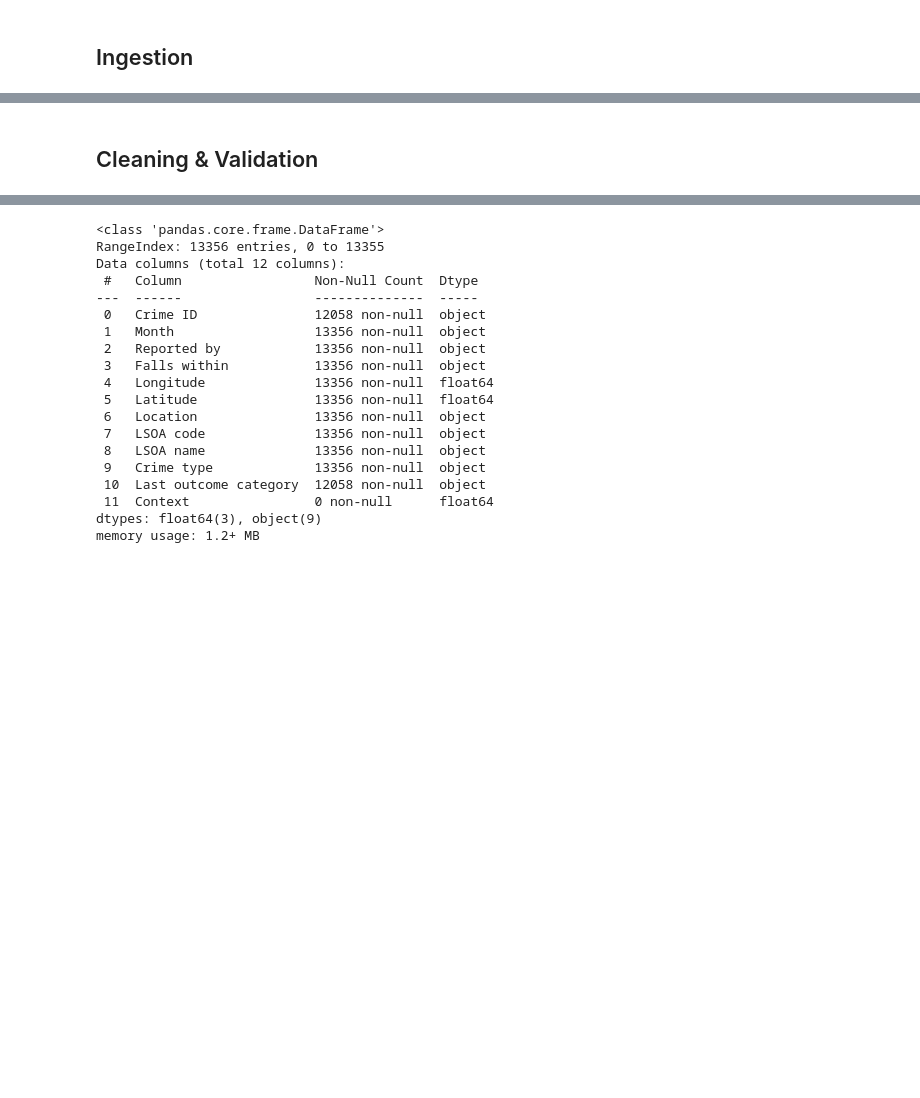
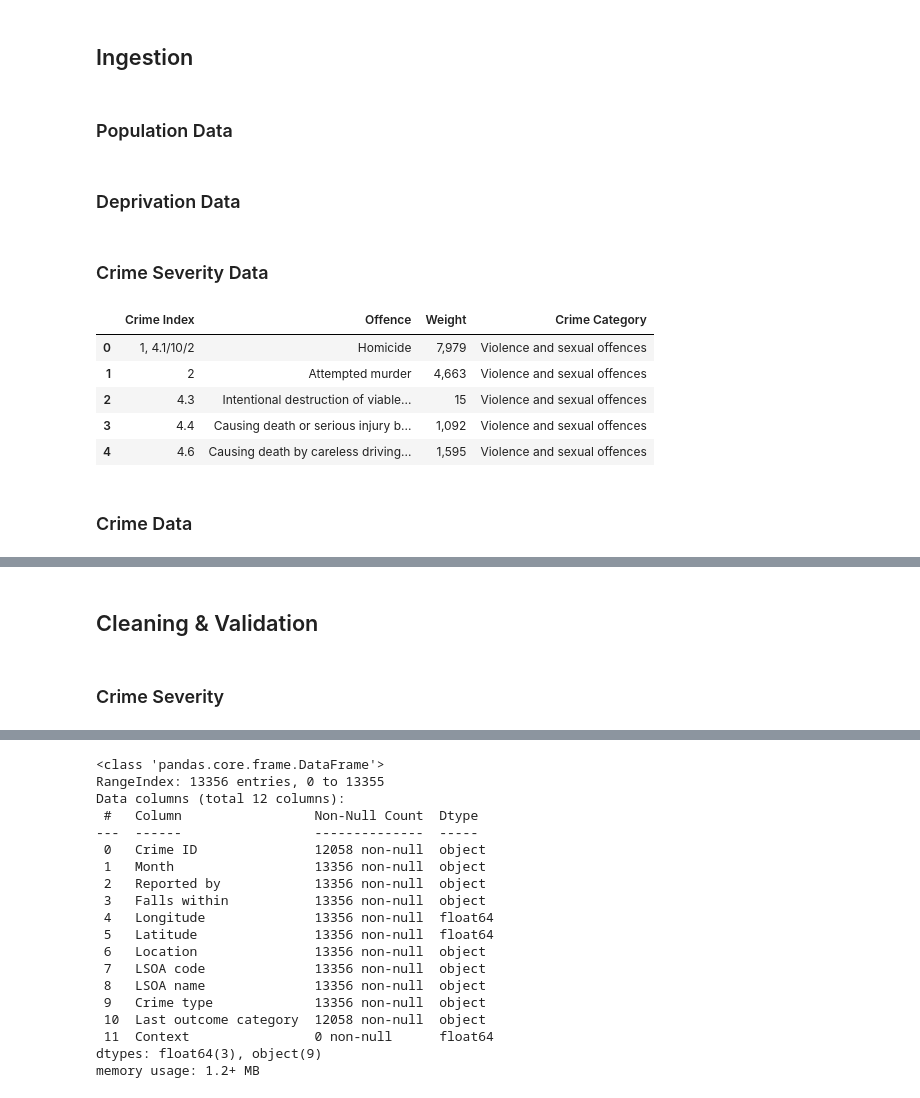
Before and after one commit to SamWilcock2468/Crime-Data-Analysis, a Jupyter notebook: Scripts/CrimeAnalysisPipeline.ipynb, the cells around one changed output, grey strips where cells are left out. Drawn from its saved outputs; the diff is of its cells as text; code cells hidden in the pictures; blank space fills up the shorter version.

```diff
--- a/Scripts/CrimeAnalysisPipeline.ipynb
+++ b/Scripts/CrimeAnalysisPipeline.ipynb
@@ -9,5 +10,25 @@ import seaborn as sns
 # %% [markdown]
 ## Ingestion
+# %% [markdown]
+### Population Data
+# %% [markdown]
+### Deprivation Data
+# %% [markdown]
+### Crime Severity Data
+# %%
+# Import crime severity categorised data set
+sev = pd.read_csv(f'../Data/Processed/crime-severity-categorised.csv')
+
+sev.head()
+# %% [output]
+|  | Crime Index | Offence | Weight | Crime Category |
+| 0 | 1, 4.1/10/2 | Homicide | 7,979 | Violence and sexual offences |
+| 1 | 2 | Attempted murder | 4,663 | Violence and sexual offences |
+| 2 | 4.3 | Intentional destruction of viable... | 15 | Violence and sexual offences |
+| 3 | 4.4 | Causing death or serious injury b... | 1,092 | Violence and sexual offences |
+| 4 | 4.6 | Causing death by careless driving... | 1,595 | Violence and sexual offences |
+# %% [markdown]
+### Crime Data
 # %%
 ## Import one months worth of data
 police_region = 'merseyside'
@@ -25,3 +46,5 @@ mssd.head()
 | 4 | f9b6bf6a69cfa25e8e430c6d3403421bd... | 2026-03 | Merseyside Police | Merseyside Police | -2.874261 | 53.490168 | On or near Kenbury Close | E01006448 | Knowsley 001A | ... |
 # %% [markdown]
 ## Cleaning & Validation
+# %% [markdown]
+### Crime Severity
```
Also changed, not shown: parts of 20 cells of this notebook.
